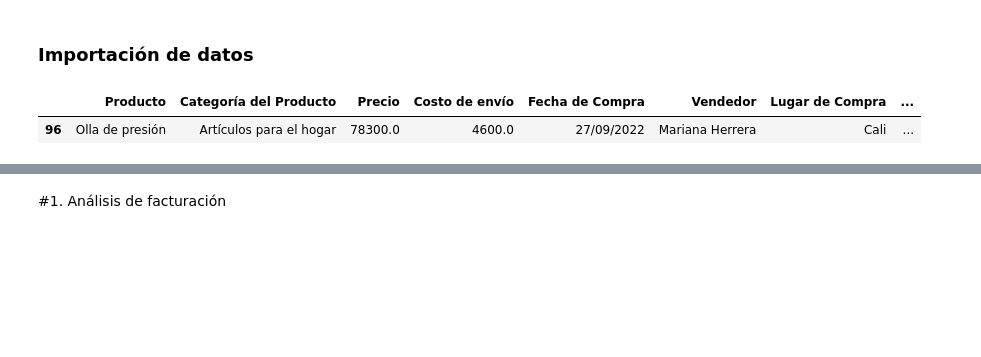
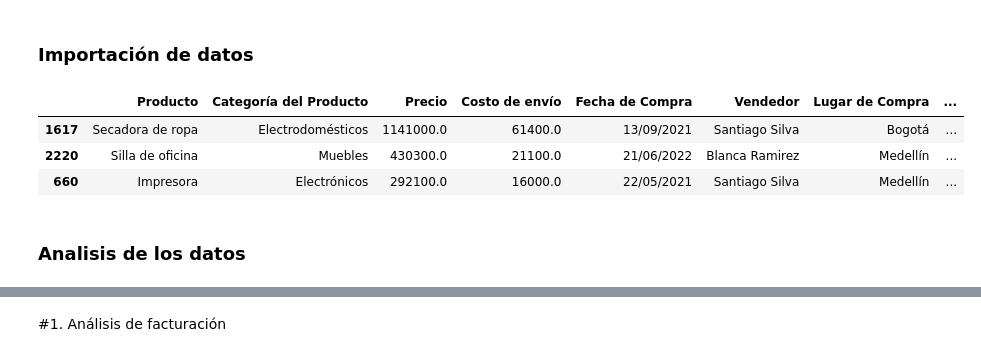
Before and after one commit to ECastro08/Alura-Store-Challenge, a Jupyter notebook: AluraStoreLatam.ipynb, the cells around one changed output, grey strips where cells are left out. Cells and saved outputs as stored; diff of their text form; code cells hidden in the pictures; blank space fills up the shorter version.

```diff
--- a/AluraStoreLatam.ipynb
+++ b/AluraStoreLatam.ipynb
@@ -5,18 +5,22 @@
 # %%
 import pandas as pd
 import matplotlib.pyplot as plt
 
 url = "https://raw.githubusercontent.com/alura-es-cursos/challenge1-data-science-latam/refs/heads/main/base-de-datos-challenge1-latam/tienda_1%20.csv"
 url2 = "https://raw.githubusercontent.com/alura-es-cursos/challenge1-data-science-latam/refs/heads/main/base-de-datos-challenge1-latam/tienda_2.csv"
 url3 = "https://raw.githubusercontent.com/alura-es-cursos/challenge1-data-science-latam/refs/heads/main/base-de-datos-challenge1-latam/tienda_3.csv"
 url4 = "https://raw.githubusercontent.com/alura-es-cursos/challenge1-data-science-latam/refs/heads/main/base-de-datos-challenge1-latam/tienda_4.csv"
 
 tienda = pd.read_csv(url)
 tienda2 = pd.read_csv(url2)
 tienda3 = pd.read_csv(url3)
 tienda4 = pd.read_csv(url4)
 
-tienda.sample()
+tienda.sample(3)
 # %% [output]
 |  | Producto | Categoría del Producto | Precio | Costo de envío | Fecha de Compra | Vendedor | Lugar de Compra | ... |
-| 96 | Olla de presión | Artículos para el hogar | 78300.0 | 4600.0 | 27/09/2022 | Mariana Herrera | Cali | ... |
+| 1617 | Secadora de ropa | Electrodomésticos | 1141000.0 | 61400.0 | 13/09/2021 | Santiago Silva | Bogotá | ... |
+| 2220 | Silla de oficina | Muebles | 430300.0 | 21100.0 | 21/06/2022 | Blanca Ramirez | Medellín | ... |
+| 660 | Impresora | Electrónicos | 292100.0 | 16000.0 | 22/05/2021 | Santiago Silva | Medellín | ... |
+# %% [markdown]
+### Analisis de los datos
```
Also changed, not shown: parts of 29 cells of this notebook.
